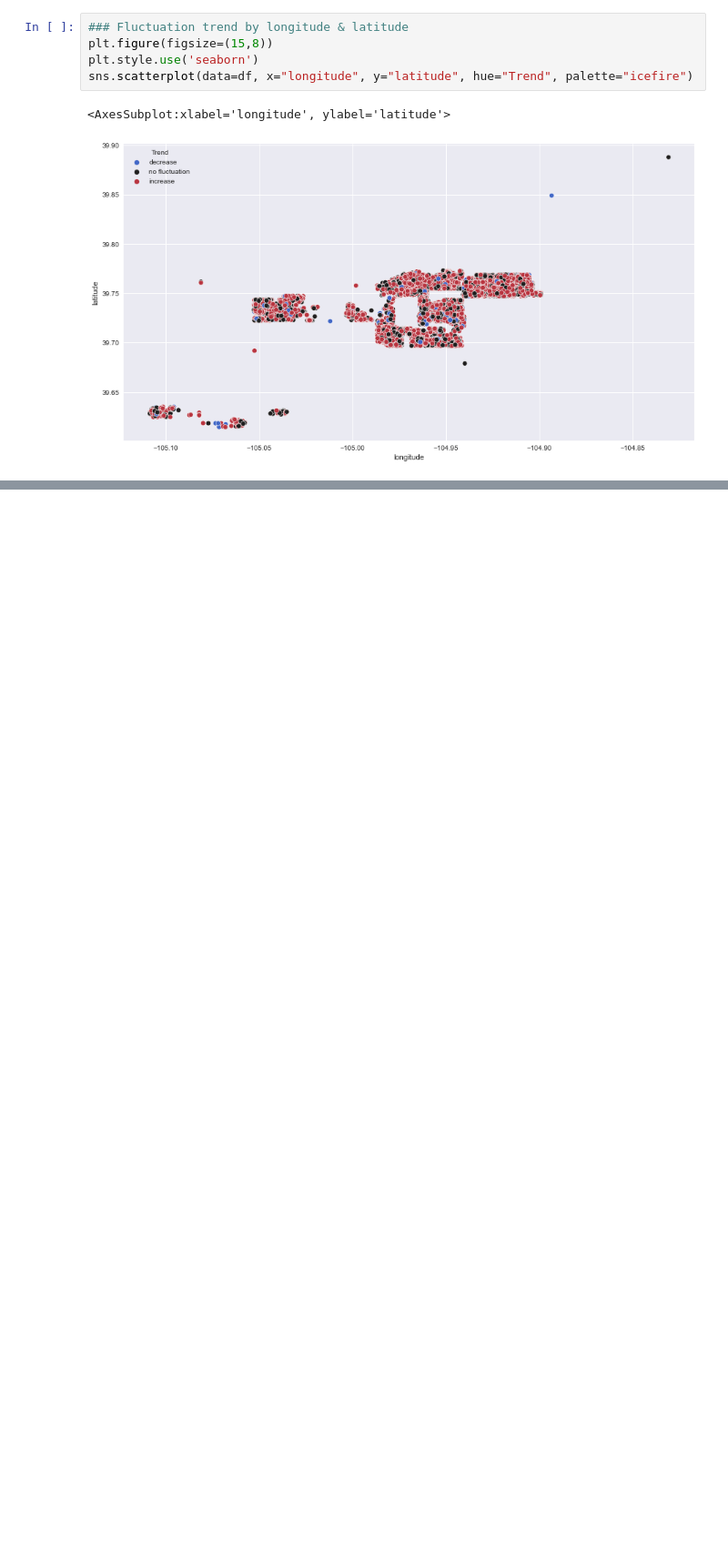
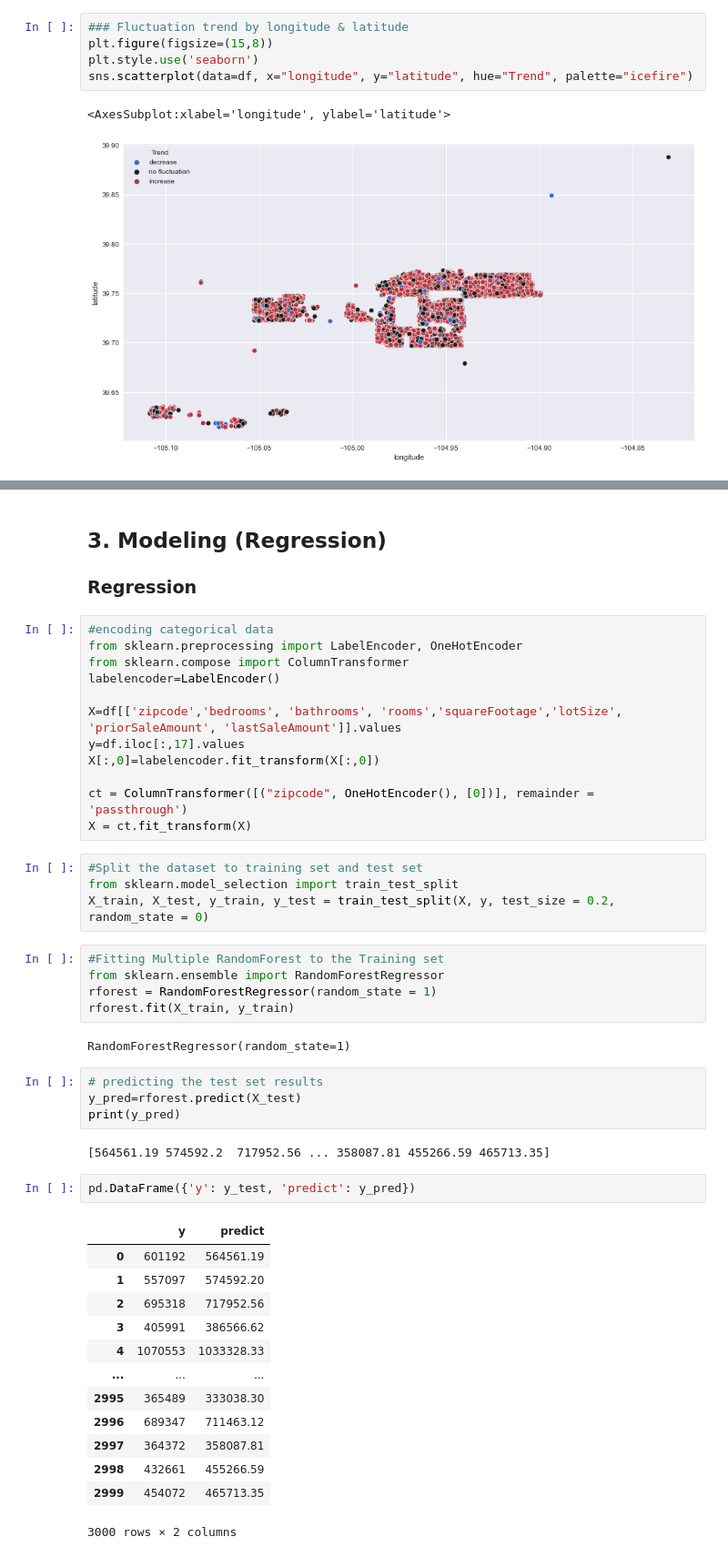
Before and after one commit to lucnguyen104/MinhLuc, a Jupyter notebook: Denver house price.ipynb, the cells around one changed output, grey strips where cells are left out. Shown: that part at 91% size. Cells and saved outputs as stored; diff of their text form; blank space fills up the shorter version.

```diff
--- a/Denver house price.ipynb
+++ b/Denver house price.ipynb
@@ -653,3 +657,51 @@ The density of the increase trend grew from 1997 to 2008 and drop afterwards for
 -> This trend is quite in line with the house market situation in USA. The unprecedented increase in house prices starting in 1997, the housing bubble in 2008 made the whole market collapsed for a decade until the recovery from 2016
 
 We can see most of the decrease also appeared in this period from 2008-2015
+# %% [markdown]
+## 3. Modeling (Regression)
+### Regression
+# %%
+#encoding categorical data
+from sklearn.preprocessing import LabelEncoder, OneHotEncoder
+from sklearn.compose import ColumnTransformer
+labelencoder=LabelEncoder()
+
+X=df[['zipcode','bedrooms', 'bathrooms', 'rooms','squareFootage','lotSize', 'priorSaleAmount', 'lastSaleAmount']].values
+y=df.iloc[:,17].values
+X[:,0]=labelencoder.fit_transform(X[:,0])
+
+ct = ColumnTransformer([("zipcode", OneHotEncoder(), [0])], remainder = 'passthrough')
+X = ct.fit_transform(X)
+# %%
+#Split the dataset to training set and test set
+from sklearn.model_selection import train_test_split
+X_train, X_test, y_train, y_test = train_test_split(X, y, test_size = 0.2, random_state = 0)
+# %%
+#Fitting Multiple RandomForest to the Training set
+from sklearn.ensemble import RandomForestRegressor
+rforest = RandomForestRegressor(random_state = 1)
+rforest.fit(X_train, y_train)
+# %% [output]
+RandomForestRegressor(random_state=1)
+# %%
+# predicting the test set results
+y_pred=rforest.predict(X_test)
+print(y_pred)
+# %% [output]
+[564561.19 574592.2  717952.56 ... 358087.81 455266.59 465713.35]
+# %%
+pd.DataFrame({'y': y_test, 'predict': y_pred})
+# %% [output]
+|  | y | predict |
+| 0 | 601192 | 564561.19 |
+| 1 | 557097 | 574592.20 |
+| 2 | 695318 | 717952.56 |
+| 3 | 405991 | 386566.62 |
+| 4 | 1070553 | 1033328.33 |
+| ... | ... | ... |
+| 2995 | 365489 | 333038.30 |
+| 2996 | 689347 | 711463.12 |
+| 2997 | 364372 | 358087.81 |
+| 2998 | 432661 | 455266.59 |
+| 2999 | 454072 | 465713.35 |
+3000 rows × 2 columns
```
Also changed, not shown: parts of 25 cells of this notebook.
